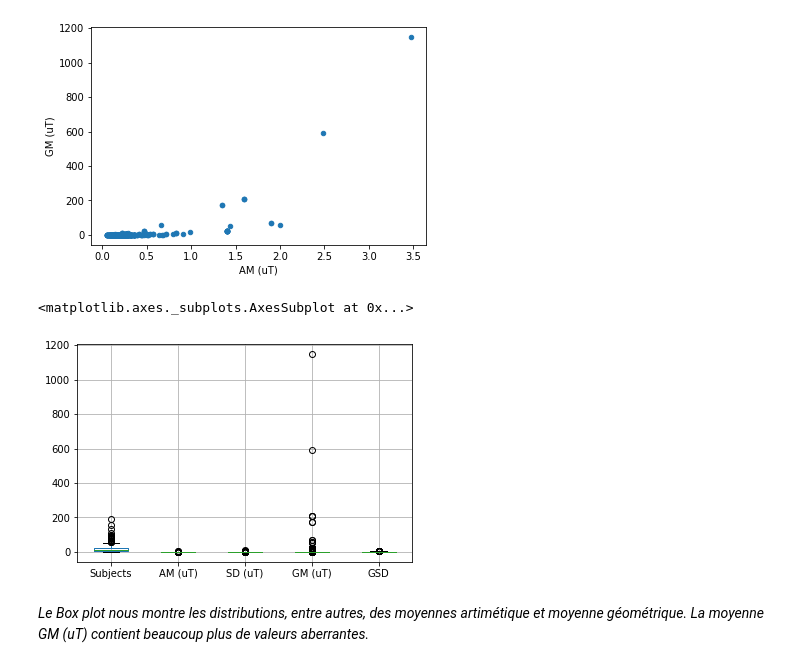
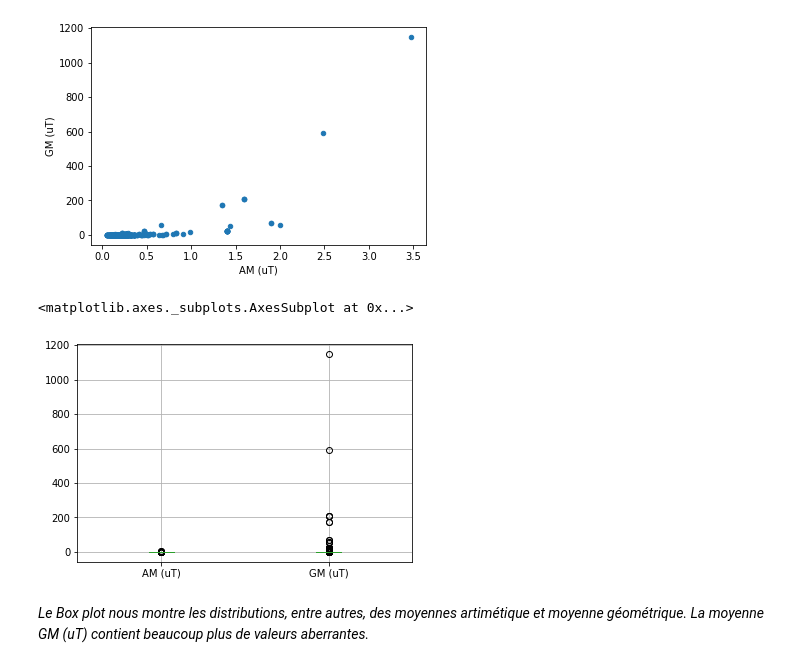
Before and after one commit to BilitisPrudhomme/BilitisPrudhomme, a Jupyter notebook: Coding_EMF_exposure_project_Rev10.ipynb, the cells around one changed output. Saved outputs shown, nothing was run; the diff lists cells and outputs as text; code cells hidden in the pictures.

```diff
--- a/Coding_EMF_exposure_project_Rev10.ipynb
+++ b/Coding_EMF_exposure_project_Rev10.ipynb
@@ -256,11 +272,11 @@ df.plot.scatter(x = 'AM (uT)', y = 'GM (uT)')
 # %%
 #comparaison des distributions de la moyenne Géométrique de l'exposition moyenne quotidienne à un champs mganétique ( en micro Tesla (uT))et de la moyenne arithmétique de l'exposition moyenne quotidienne à un champs magnétique de la population de l'ensemble des 538 occupations,  avec un boxplot, quelle moyenne utiliser  AM(uT) ou GM(uT)?
 #MultipleBoxplot
 # Creating plot
-df.boxplot()
+df.boxplot(['AM (uT)', 'GM (uT)'])
 # %% [output]
 <matplotlib.axes._subplots.AxesSubplot at 0x...>
-[figure, old version]
+[figure, new version]
 # %% [markdown]
 *Le Box plot nous montre les distributions, entre autres, des moyennes artimétique et moyenne géométrique. La moyenne GM (uT) contient beaucoup plus de valeurs aberrantes.*
 # %% [markdown]
```
Also changed, not shown: parts of 3 cells of this notebook.
